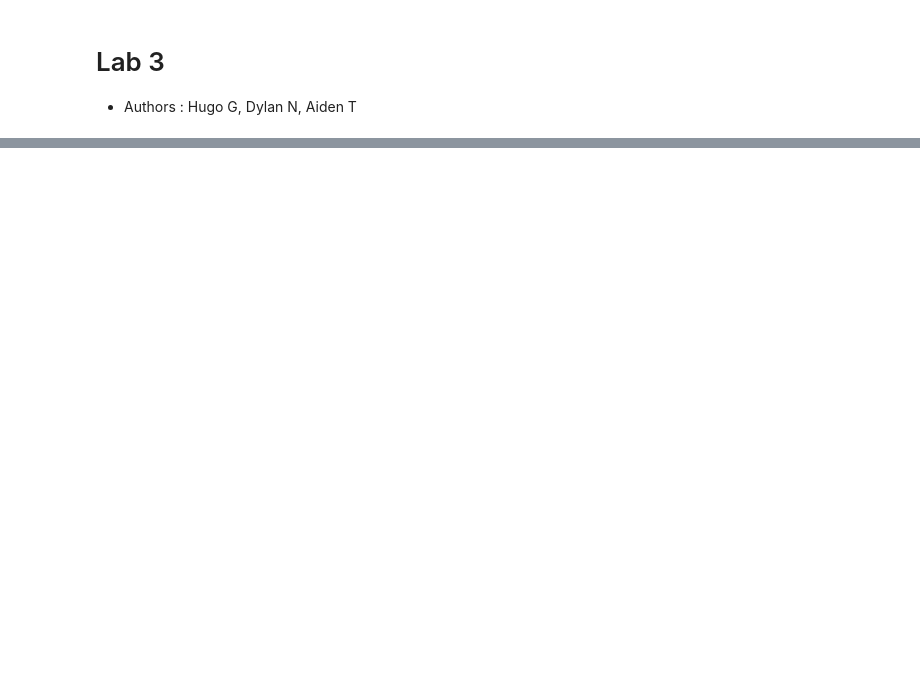
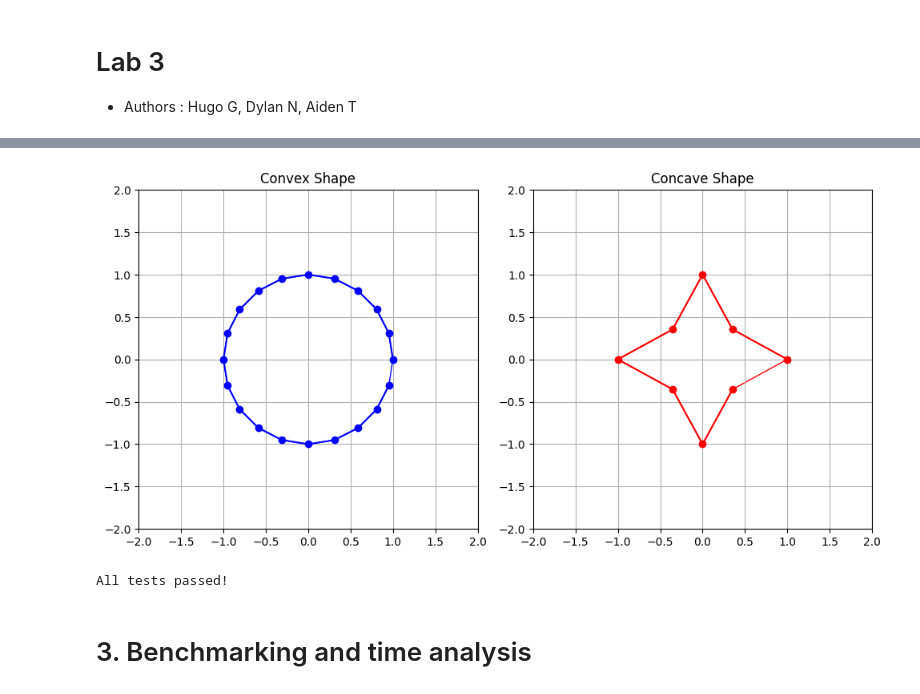
Before and after one commit to Hugogales/Lab3-algorithms, a Jupyter notebook: work.ipynb, the cells around one changed output, grey strips where cells are left out. Cells and saved outputs as stored; diff of their text form; code cells hidden in the pictures; blank space fills up the shorter version.

```diff
--- a/work.ipynb
+++ b/work.ipynb
@@ -69,0 +149,50 @@ Complex concave shape is convex: False
+# %%
+def generate_convex_polygon(num_vertices, radius=1):
+    angles = np.linspace(0, 2 * np.pi, num_vertices, endpoint=False)
+    vertices = [(np.cos(angle) * radius, np.sin(angle) * radius) for angle in angles]
+    return vertices
+
+
+def generate_concave_polygon(num_vertices, radius=1):
+    angles = np.linspace(0, 2 * np.pi, num_vertices, endpoint=False)
+    vertices = []
+    for i, angle in enumerate(angles):
+        r = radius if i % 2 == 0 else radius / 2
+        vertices.append((np.cos(angle) * r, np.sin(angle) * r))
+    return vertices
+
+if __name__ == "__main__":
+    # Generate shapes
+    convex_shape = generate_convex_polygon(20)
+    concave_shape = generate_concave_polygon(8)
+
+    fig, axs = plt.subplots(1, 2, figsize=(10, 5))
+
+    plot_polygon(axs[0], convex_shape, 'blue')
+    axs[0].set_title('Convex Shape')
+
+    plot_polygon(axs[1], concave_shape, 'red')
+    axs[1].set_title('Concave Shape')
+
+    for ax in axs.flat:
+        ax.set_xlim(-2, 2)
+        ax.set_ylim(-2, 2)
+        ax.set_aspect('equal')
+        ax.grid(True)
+
+    plt.tight_layout()
+    plt.show()
+# %% [output]
+[figure, added]
+# %%
+for i in tqdm(range(7, 10000, 10)):
+    convex_shape = generate_convex_polygon(i)
+    assert is_convex(convex_shape)
+
+    concave_shape = generate_concave_polygon(i)
+    assert not is_convex(concave_shape)
+print("All tests passed!")
+# %% [output]
+All tests passed!
+# %% [markdown]
+# 3. Benchmarking and time analysis
```
Also changed, not shown: parts of 10 cells of this notebook, 1 other file.
